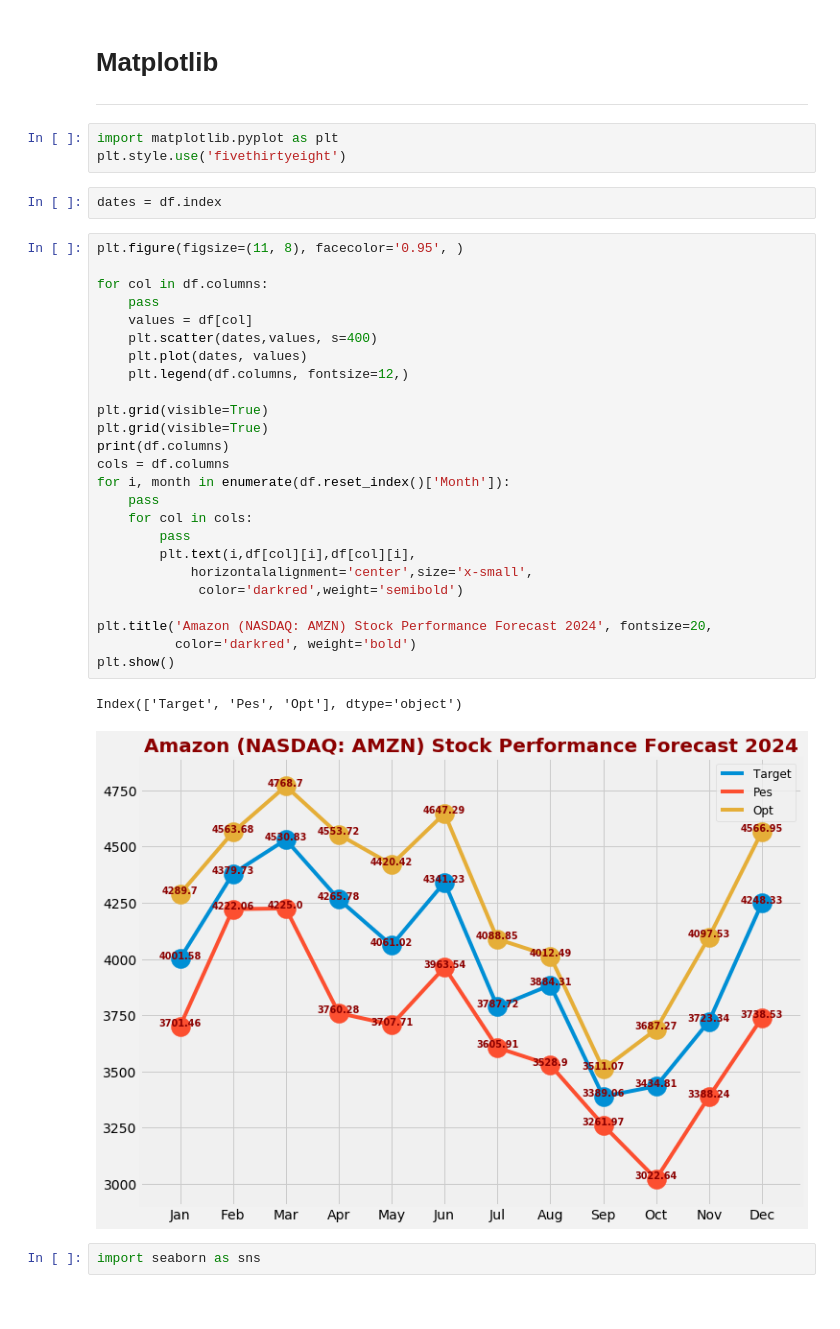
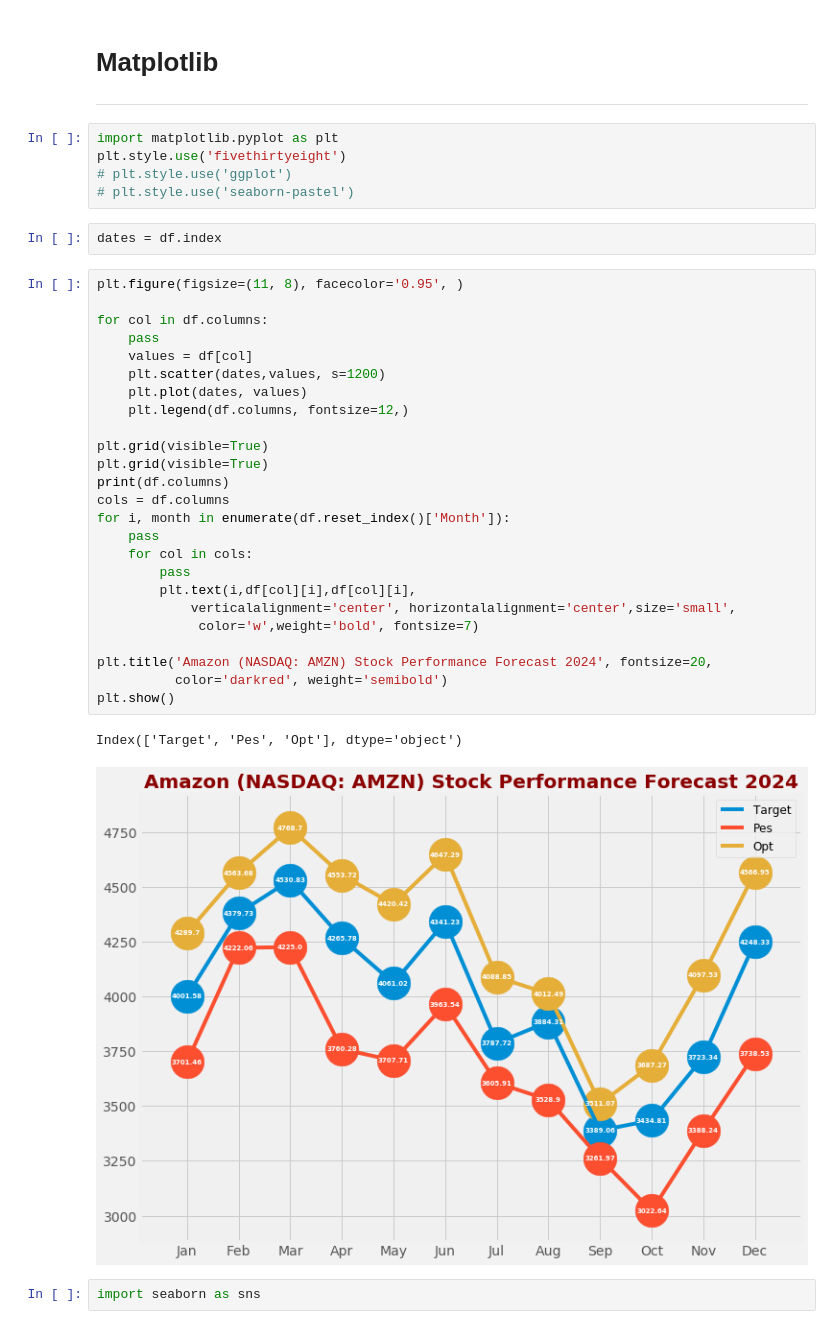
Before and after one commit to attila5287/scrap_and_dataviz, a Jupyter notebook: scrap_and_frame.ipynb, the cells around one changed output. Drawn from its saved outputs; the diff is of its cells as text.

Commit message:
scatter txt

```diff
--- a/scrap_and_frame.ipynb
+++ b/scrap_and_frame.ipynb
@@ -86,36 +86,38 @@ for col in df.columns:
 # %%
 import matplotlib.pyplot as plt
 plt.style.use('fivethirtyeight')
+# plt.style.use('ggplot')
+# plt.style.use('seaborn-pastel')
 # %%
 dates = df.index
 # %%
 plt.figure(figsize=(11, 8), facecolor='0.95', )
 
 for col in df.columns:
     pass
     values = df[col]
-    plt.scatter(dates,values, s=400)
+    plt.scatter(dates,values, s=1200)
     plt.plot(dates, values)
     plt.legend(df.columns, fontsize=12,)
 
 plt.grid(visible=True)
 plt.grid(visible=True)
 print(df.columns)
 cols = df.columns
 for i, month in enumerate(df.reset_index()['Month']):
     pass
     for col in cols:
         pass
         plt.text(i,df[col][i],df[col][i],
-            horizontalalignment='center',size='x-small',
-             color='darkred',weight='semibold')
+            verticalalignment='center', horizontalalignment='center',size='small',
+             color='w',weight='bold', fontsize=7)
 
 plt.title('Amazon (NASDAQ: AMZN) Stock Performance Forecast 2024', fontsize=20,
-          color='darkred', weight='bold')
+          color='darkred', weight='semibold')
 plt.show()
 # %% [output]
 Index(['Target', 'Pes', 'Opt'], dtype='object')
-[figure, old version]
+[figure, new version]
 # %%
 import seaborn as sns
 # %%
```
Also changed, not shown: parts of 1 cell of this notebook.
